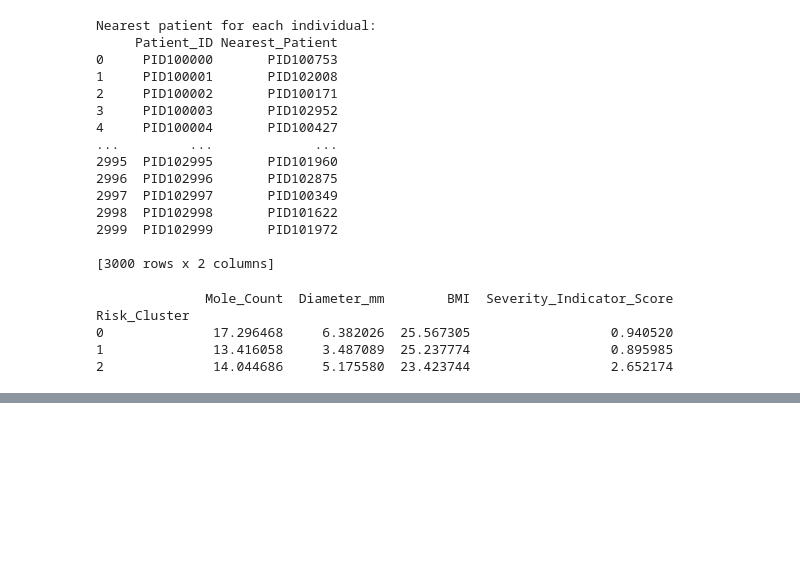
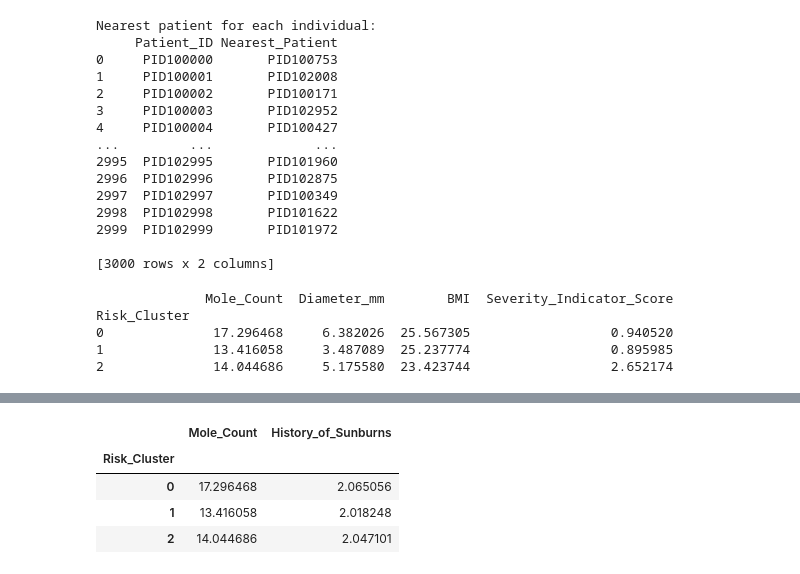
Before and after one commit to rajagowtham0/week-1, a Jupyter notebook: Week1_Day2.ipynb, the cells around one changed output, grey strips where cells are left out. Cells and saved outputs as stored; diff of their text form; code cells hidden in the pictures; blank space fills up the shorter version.

```diff
--- a/Week1_Day2.ipynb
+++ b/Week1_Day2.ipynb
@@ -239,0 +258,11 @@ Risk_Cluster
+# %%
+# patient history analysis
+df.groupby("Risk_Cluster")[
+    ["Mole_Count", "History_of_Sunburns"]
+].mean()
+# %% [output]
+|  | Mole_Count | History_of_Sunburns |
+| Risk_Cluster |  |  |
+| 0 | 17.296468 | 2.065056 |
+| 1 | 13.416058 | 2.018248 |
+| 2 | 14.044686 | 2.047101 |
```
Also changed, not shown: parts of 2 cells of this notebook.
